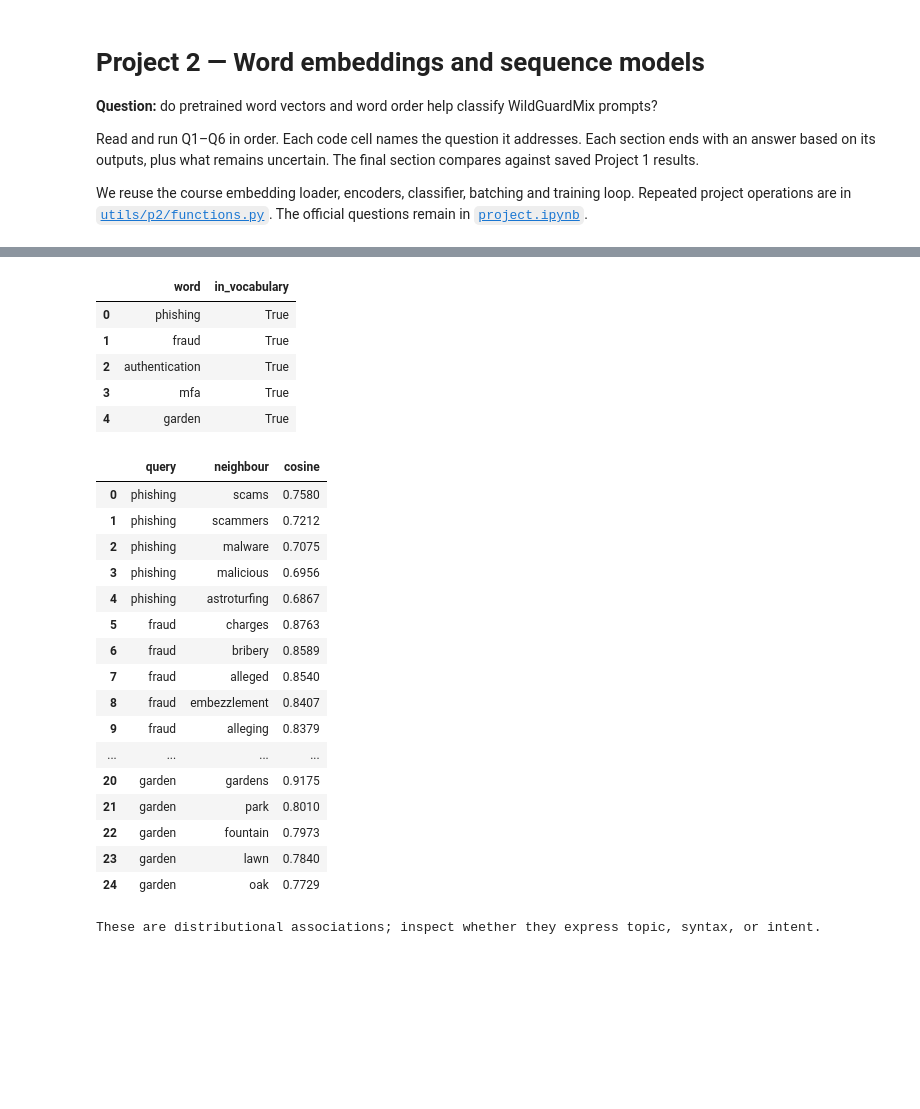
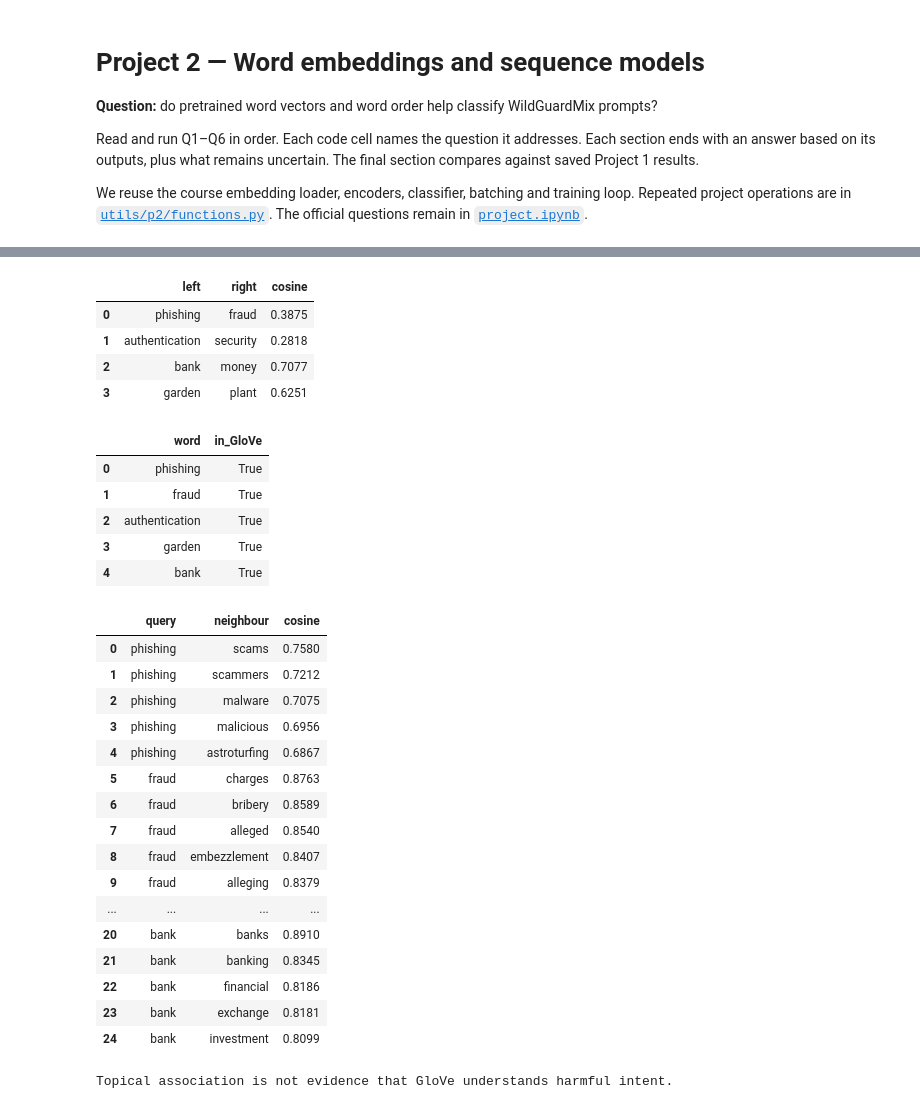
Before and after one commit to Nivya-21/nlp1-student, a Jupyter notebook: part2/project2.ipynb, the cells around one changed output, grey strips where cells are left out. Drawn from its saved outputs; the diff is of its cells as text; code cells hidden in the pictures; blank space fills up the shorter version.

```diff
--- a/part2/project2.ipynb
+++ b/part2/project2.ipynb
@@ -278,34 +444,51 @@ These limitations matter when intent depends on context or negation.
 # %%
-# Q2a — actual nearest neighbours; no invented similarities for missing words
-probe_words = ["phishing", "fraud", "authentication", "mfa", "garden"]
-display(pd.DataFrame({"word": probe_words, "in_vocabulary": [w in embeddings.vocab for w in probe_words]}))
-neighbours = pd.concat([nearest_words(embeddings, word) for word in probe_words], ignore_index=True)
+# Q2a — real GloVe cosine similarities and nearest neighbours
+probe_words = ["phishing", "fraud", "authentication", "garden", "bank"]
+pairs = [("phishing", "fraud"), ("authentication", "security"),
+         ("bank", "money"), ("garden", "plant")]
+similarities = []
+for left, right in pairs:
+    if left in embeddings.vocab and right in embeddings.vocab:
+        a, b = embeddings.embed_word(left), embeddings.embed_word(right)
+        cosine = float(a @ b / max(np.linalg.norm(a) * np.linalg.norm(b), 1e-12))
+        similarities.append({"left": left, "right": right, "cosine": cosine})
+display(pd.DataFrame(similarities).round(4))
+display(pd.DataFrame({"word": probe_words,
+                      "in_GloVe": [word in embeddings.vocab for word in probe_words]}))
+neighbours = pd.concat(
+    [nearest_words(embeddings, word) for word in probe_words], ignore_index=True)
 display(neighbours.round(4))
 neighbours.to_csv(results_folder / "embedding_neighbours.csv", index=False)
-print("These are distributional associations; inspect whether they express topic, syntax, or intent.")
+pd.DataFrame(similarities).to_csv(results_folder / "embedding_similarities.csv", index=False)
+print("Topical association is not evidence that GloVe understands harmful intent.")
 # %% [output]
-|  | word | in_vocabulary |
-| 0 | phishing | True |
-| 1 | fraud | True |
-| 2 | authentication | True |
-| 3 | mfa | True |
-| 4 | garden | True |
+|  | left | right | cosine |
+| 0 | phishing | fraud | 0.3875 |
+| 1 | authentication | security | 0.2818 |
+| 2 | bank | money | 0.7077 |
+| 3 | garden | plant | 0.6251 |
-|  | query | neighbour | cosine |
-| 0 | phishing | scams | 0.7580 |
-| 1 | phishing | scammers | 0.7212 |
-| 2 | phishing | malware | 0.7075 |
-| 3 | phishing | malicious | 0.6956 |
-| 4 | phishing | astroturfing | 0.6867 |
-| 5 | fraud | charges | 0.8763 |
-| 6 | fraud | bribery | 0.8589 |
-| 7 | fraud | alleged | 0.8540 |
-| 8 | fraud | embezzlement | 0.8407 |
-| 9 | fraud | alleging | 0.8379 |
-| ... | ... | ... | ... |
-| 20 | garden | gardens | 0.9175 |
-| 21 | garden | park | 0.8010 |
-| 22 | garden | fountain | 0.7973 |
-| 23 | garden | lawn | 0.7840 |
-| 24 | garden | oak | 0.7729 |
+|  | word | in_GloVe |
+| 0 | phishing | True |
+| 1 | fraud | True |
+| 2 | authentication | True |
+| 3 | garden | True |
+| 4 | bank | True |
+|  | query | neighbour | cosine |
+| 0 | phishing | scams | 0.7580 |
+| 1 | phishing | scammers | 0.7212 |
+| 2 | phishing | malware | 0.7075 |
+| 3 | phishing | malicious | 0.6956 |
+| 4 | phishing | astroturfing | 0.6867 |
+| 5 | fraud | charges | 0.8763 |
+| 6 | fraud | bribery | 0.8589 |
+| 7 | fraud | alleged | 0.8540 |
+| 8 | fraud | embezzlement | 0.8407 |
+| 9 | fraud | alleging | 0.8379 |
+| ... | ... | ... | ... |
+| 20 | bank | banks | 0.8910 |
+| 21 | bank | banking | 0.8345 |
+| 22 | bank | financial | 0.8186 |
+| 23 | bank | exchange | 0.8181 |
+| 24 | bank | investment | 0.8099 |
-These are distributional associations; inspect whether they express topic, syntax, or intent.
+Topical association is not evidence that GloVe understands harmful intent.
 # %%
```
Also changed, not shown: parts of 23 cells of this notebook, 1 other file.
